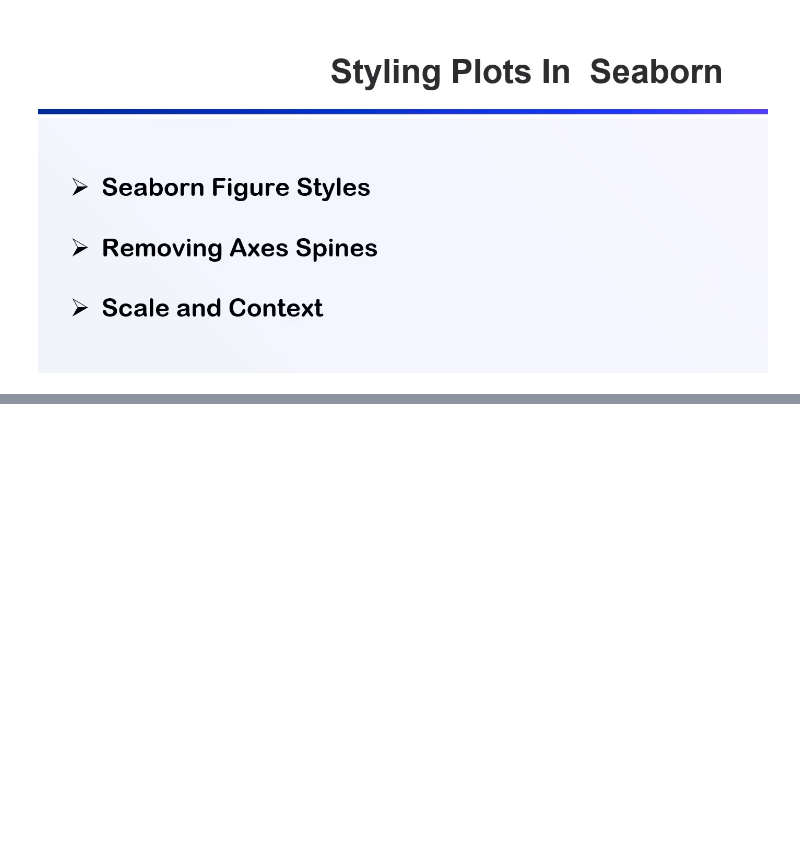
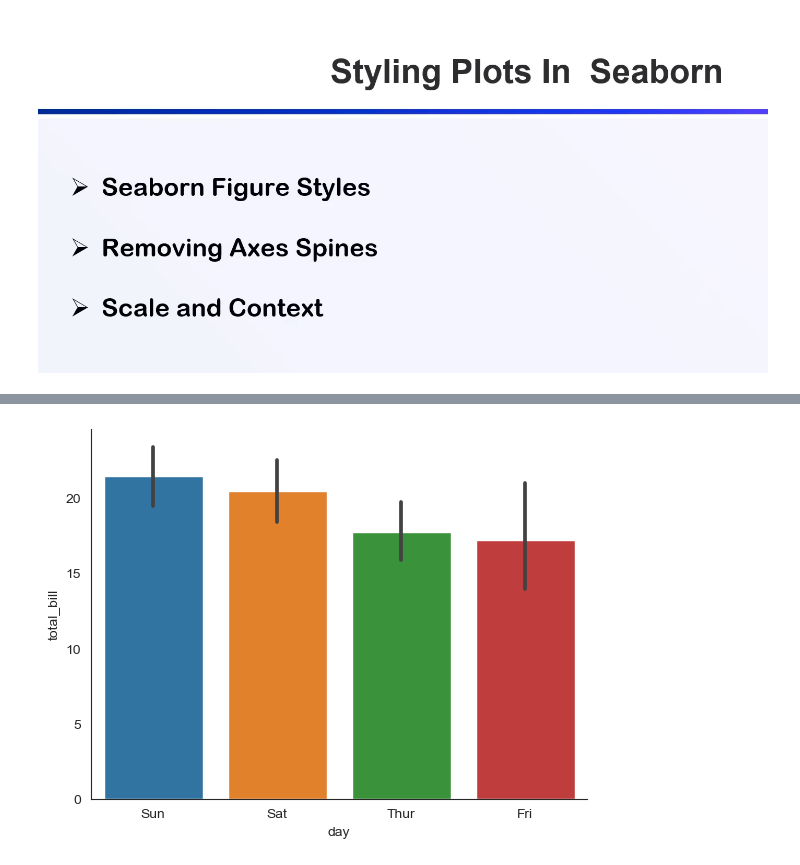
Before and after one commit to praveensinghaws/Python, a Jupyter notebook: wsCubeTech/Seaborn/13. Styling Plot.ipynb, the cells around one changed output, grey strips where cells are left out. Saved outputs shown, nothing was run; the diff lists cells and outputs as text; code cells hidden in the pictures; blank space fills up the shorter version.

```diff
--- a/wsCubeTech/Seaborn/13. Styling Plot.ipynb
+++ b/wsCubeTech/Seaborn/13. Styling Plot.ipynb
@@ -4,0 +27,8 @@
+# %%
+# Barplot with white style and despine
+sns.set_style('white')
+sns.barplot(x='day', y='total_bill', data=df)
+sns.despine()
+plt.show()
+# %% [output]
+[figure, added]
```
Also changed, not shown: parts of 6 cells of this notebook.
